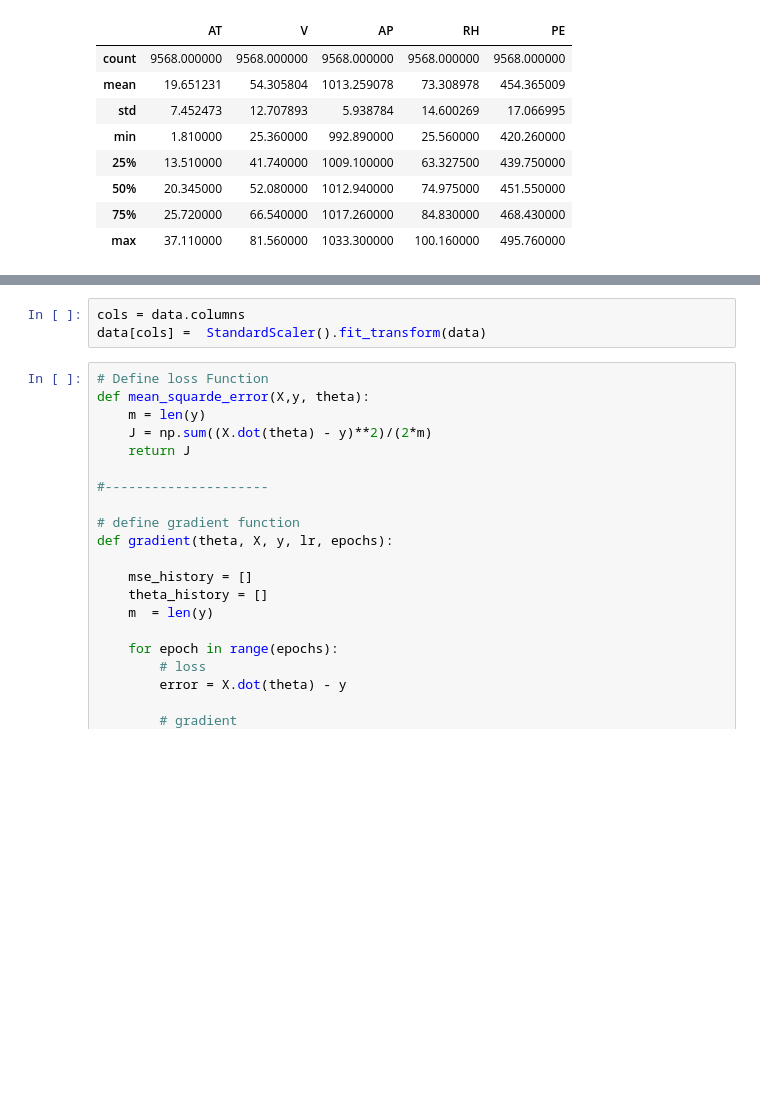
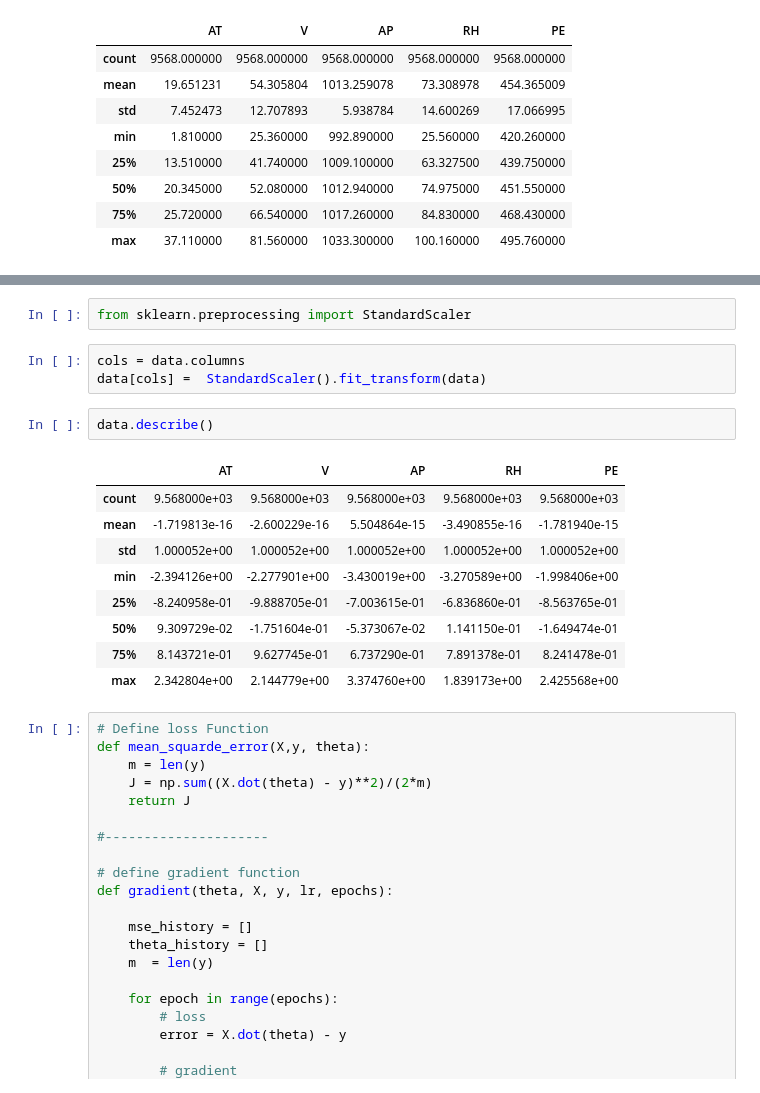
Before and after one commit to singhmanish979/msc_mathematics, a Jupyter notebook: Linear_Regression_Lecture_MSc-II-Main.ipynb, the cells around one changed output, grey strips where cells are left out. Drawn from its saved outputs; the diff is of its cells as text; blank space fills up the shorter version.

```diff
--- a/Linear_Regression_Lecture_MSc-II-Main.ipynb
+++ b/Linear_Regression_Lecture_MSc-II-Main.ipynb
@@ -527,6 +586,20 @@ sns.heatmap(data.corr(), annot=True, fmt='.2f', mask=mask)
+# %%
+from sklearn.preprocessing import StandardScaler
 # %%
 cols = data.columns
 data[cols] =  StandardScaler().fit_transform(data)
+# %%
+data.describe()
+# %% [output]
+|  | AT | V | AP | RH | PE |
+| count | 9.568000e+03 | 9.568000e+03 | 9.568000e+03 | 9.568000e+03 | 9.568000e+03 |
+| mean | -1.719813e-16 | -2.600229e-16 | 5.504864e-15 | -3.490855e-16 | -1.781940e-15 |
+| std | 1.000052e+00 | 1.000052e+00 | 1.000052e+00 | 1.000052e+00 | 1.000052e+00 |
+| min | -2.394126e+00 | -2.277901e+00 | -3.430019e+00 | -3.270589e+00 | -1.998406e+00 |
+| 25% | -8.240958e-01 | -9.888705e-01 | -7.003615e-01 | -6.836860e-01 | -8.563765e-01 |
+| 50% | 9.309729e-02 | -1.751604e-01 | -5.373067e-02 | 1.141150e-01 | -1.649474e-01 |
+| 75% | 8.143721e-01 | 9.627745e-01 | 6.737290e-01 | 7.891378e-01 | 8.241478e-01 |
+| max | 2.342804e+00 | 2.144779e+00 | 3.374760e+00 | 1.839173e+00 | 2.425568e+00 |
 # %%
 # Define loss Function
 def mean_squarde_error(X,y, theta):
```
Also changed, not shown: parts of 59 cells of this notebook, 1 other file.
